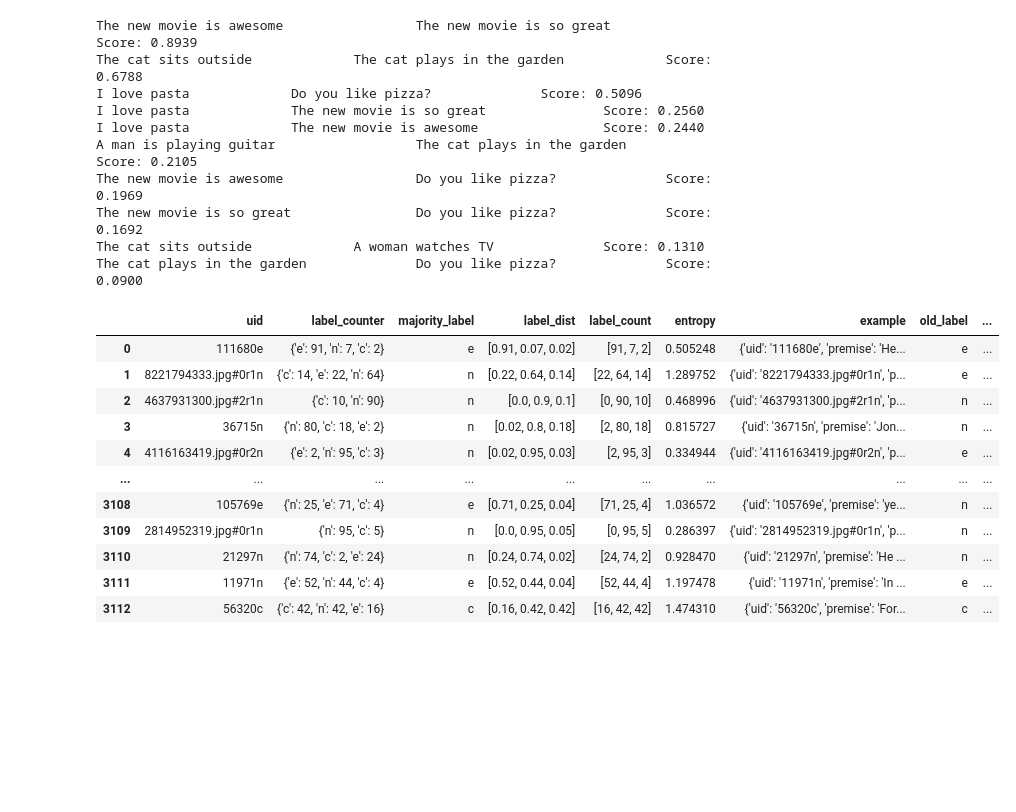
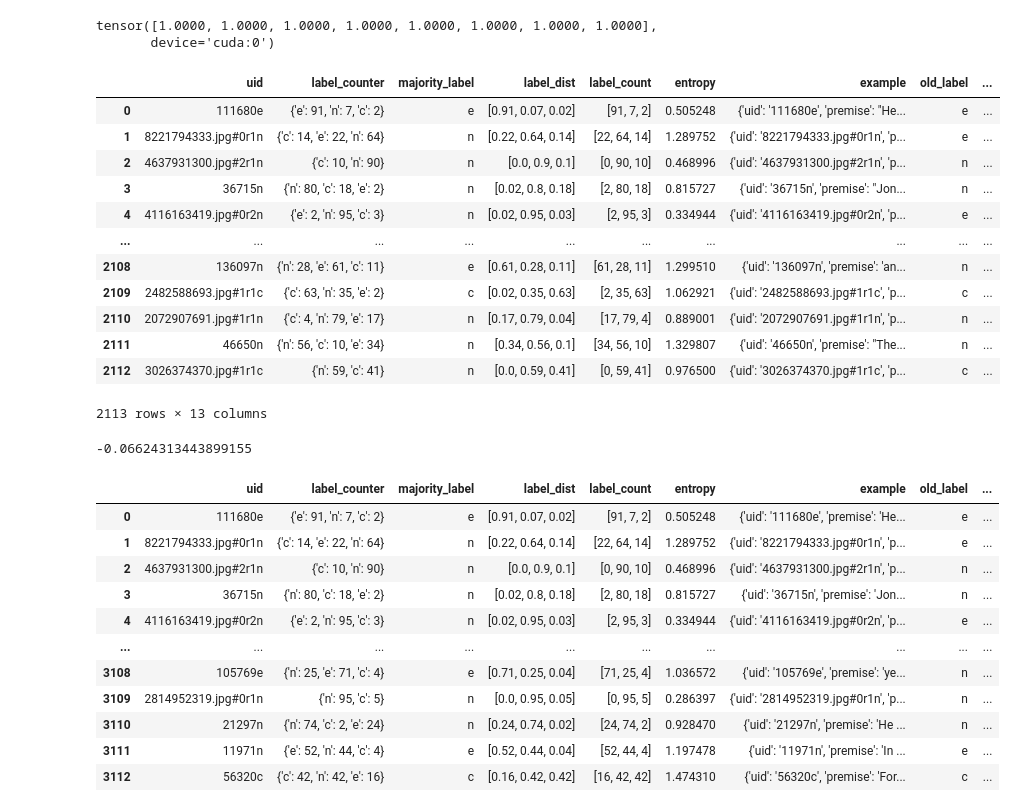
Before and after one commit to RaymondUoE/L101_ML_NLP, a Jupyter notebook: Untitled.ipynb, the cells around one changed output. Drawn from its saved outputs; the diff is of its cells as text; code cells hidden in the pictures; blank space fills up the shorter version.

```diff
--- a/Untitled.ipynb
+++ b/Untitled.ipynb
@@ -49,34 +51,20 @@ embeddings = model.encode(sentences, convert_to_tensor=True)
 cosine_scores = util.cos_sim(embeddings, embeddings)
 
 #Find the pairs with the highest cosine similarity scores
-pairs = []
-for i in range(len(cosine_scores)-1):
-    for j in range(i+1, len(cosine_scores)):
-        pairs.append({'index': [i, j], 'score': cosine_scores[i][j]})
+torch.diagonal(cosine_scores)
 
-#Sort scores in decreasing order
-pairs = sorted(pairs, key=lambda x: x['score'], reverse=True)
+# Sort scores in decreasing order
+# pairs = sorted(pairs, key=lambda x: x['score'], reverse=True)
 
-for pair in pairs[0:10]:
-    i, j = pair['index']
-    print("{} \t\t {} \t\t Score: {:.4f}".format(sentences[i], sentences[j], pair['score']))
+# for pair in pairs[0:10]:
+#     i, j = pair['index']
+#     print("{} \t\t {} \t\t Score: {:.4f}".format(sentences[i], sentences[j], pair['score']))
 # %% [output]
-The new movie is awesome                 The new movie is so great               Score: 0.8939
-The cat sits outside             The cat plays in the garden             Score: 0.6788
-I love pasta             Do you like pizza?              Score: 0.5096
-I love pasta             The new movie is so great               Score: 0.2560
-I love pasta             The new movie is awesome                Score: 0.2440
-A man is playing guitar                  The cat plays in the garden             Score: 0.2105
-The new movie is awesome                 Do you like pizza?              Score: 0.1969
-The new movie is so great                Do you like pizza?              Score: 0.1692
-The cat sits outside             A woman watches TV              Score: 0.1310
-The cat plays in the garden              Do you like pizza?              Score: 0.0900
+tensor([1.0000, 1.0000, 1.0000, 1.0000, 1.0000, 1.0000, 1.0000, 1.0000],
+       device='cuda:0')
 # %%
-with open('data/chaosNLI/data/chaosNLI_v1.0/chaosNLI_snli.jsonl', 'r') as f:
-    data = f.read()
-data_dict = []
-c = 0
-for d in data.split('\n')[:-1]:
-    data_dict.append(json.loads(d))
-df_snli_full = pd.DataFrame(data_dict)
+# load datasets
+df_chaos_train = pd.read_csv('data/df_chaos_train.csv')
+df_chaos_val = pd.read_csv('data/df_chaos_val.csv')
+df_chaos_test = pd.read_csv('data/df_chaos_test.csv')
 # %%
@@ -91,5 +82,23 @@ df_mnli_full = pd.DataFrame(data_dict)
+# %%
+df_chaos_train
+# %% [output]
+|  | uid | label_counter | majority_label | label_dist | label_count | entropy | example | old_label | ... |
+| 0 | 111680e | {'e': 91, 'n': 7, 'c': 2} | e | [0.91, 0.07, 0.02] | [91, 7, 2] | 0.505248 | {'uid': '111680e', 'premise': "He... | e | ... |
+| 1 | 8221794333.jpg#0r1n | {'c': 14, 'e': 22, 'n': 64} | n | [0.22, 0.64, 0.14] | [22, 64, 14] | 1.289752 | {'uid': '8221794333.jpg#0r1n', 'p... | e | ... |
+| 2 | 4637931300.jpg#2r1n | {'c': 10, 'n': 90} | n | [0.0, 0.9, 0.1] | [0, 90, 10] | 0.468996 | {'uid': '4637931300.jpg#2r1n', 'p... | n | ... |
+| 3 | 36715n | {'n': 80, 'c': 18, 'e': 2} | n | [0.02, 0.8, 0.18] | [2, 80, 18] | 0.815727 | {'uid': '36715n', 'premise': "Jon... | n | ... |
+| 4 | 4116163419.jpg#0r2n | {'e': 2, 'n': 95, 'c': 3} | n | [0.02, 0.95, 0.03] | [2, 95, 3] | 0.334944 | {'uid': '4116163419.jpg#0r2n', 'p... | e | ... |
+| ... | ... | ... | ... | ... | ... | ... | ... | ... | ... |
+| 2108 | 136097n | {'n': 28, 'e': 61, 'c': 11} | e | [0.61, 0.28, 0.11] | [61, 28, 11] | 1.299510 | {'uid': '136097n', 'premise': 'an... | n | ... |
+| 2109 | 2482588693.jpg#1r1c | {'c': 63, 'n': 35, 'e': 2} | c | [0.02, 0.35, 0.63] | [2, 35, 63] | 1.062921 | {'uid': '2482588693.jpg#1r1c', 'p... | c | ... |
+| 2110 | 2072907691.jpg#1r1n | {'c': 4, 'n': 79, 'e': 17} | n | [0.17, 0.79, 0.04] | [17, 79, 4] | 0.889001 | {'uid': '2072907691.jpg#1r1n', 'p... | n | ... |
+| 2111 | 46650n | {'n': 56, 'c': 10, 'e': 34} | n | [0.34, 0.56, 0.1] | [34, 56, 10] | 1.329807 | {'uid': '46650n', 'premise': "The... | n | ... |
+| 2112 | 3026374370.jpg#1r1c | {'n': 59, 'c': 41} | n | [0.0, 0.59, 0.41] | [0, 59, 41] | 0.976500 | {'uid': '3026374370.jpg#1r1c', 'p... | c | ... |
+2113 rows × 13 columns
 # %%
-df_chaos_full = pd.concat([df_snli_full, df_mnli_full])
+min(df_chaos_train['cos_sim'])
+# %% [output]
+-0.06624313443899155
 # %%
 df_chaos_full_rand = df_chaos_full.sample(frac=1, random_state=100).reset_index(drop=True)
 # %%
```
Also changed, not shown: parts of 4 cells of this notebook.
